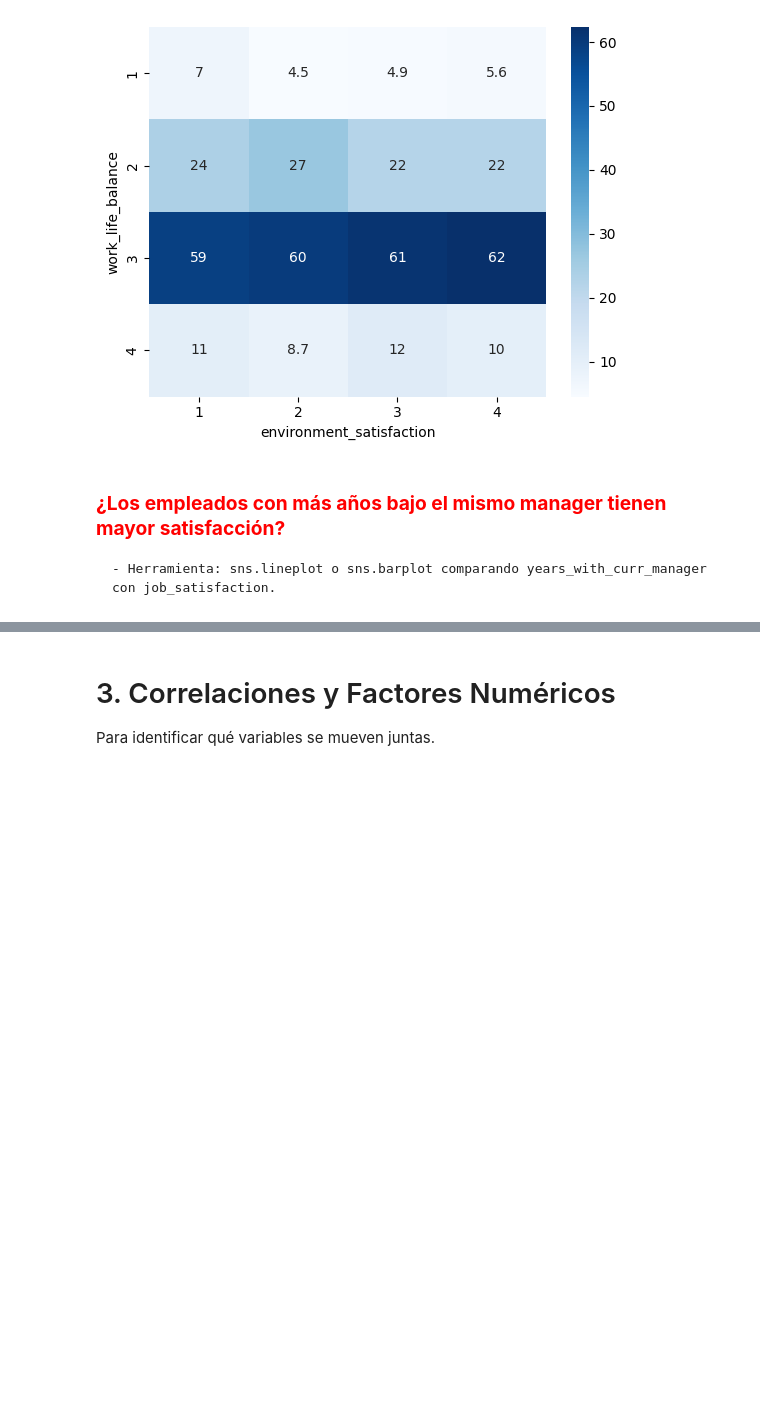
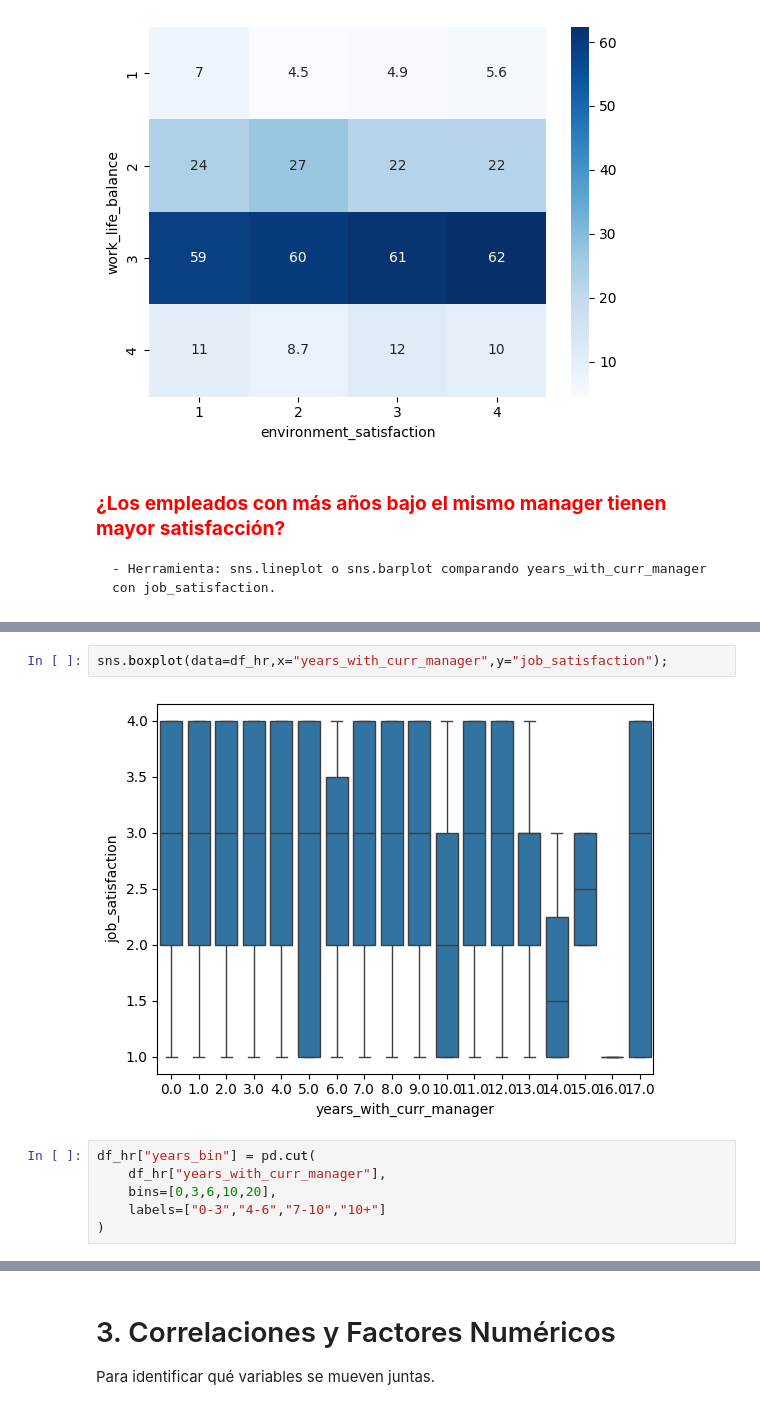
Before and after one commit to Lumo88/project-da-promo-65-modulo-3-team-1, a Jupyter notebook: Insights.ipynb, the cells around one changed output, grey strips where cells are left out. Saved outputs shown, nothing was run; the diff lists cells and outputs as text; blank space fills up the shorter version.

```diff
--- a/Insights.ipynb
+++ b/Insights.ipynb
@@ -221,0 +236,10 @@ sns.lineplot(data=df_hr,x="years_with_curr_manager",y="job_satisfaction")
+# %%
+sns.boxplot(data=df_hr,x="years_with_curr_manager",y="job_satisfaction");
+# %% [output]
+[figure, added]
+# %%
+df_hr["years_bin"] = pd.cut(
+    df_hr["years_with_curr_manager"],
+    bins=[0,3,6,10,20],
+    labels=["0-3","4-6","7-10","10+"]
+)
```
Also changed, not shown: parts of 28 cells of this notebook.
